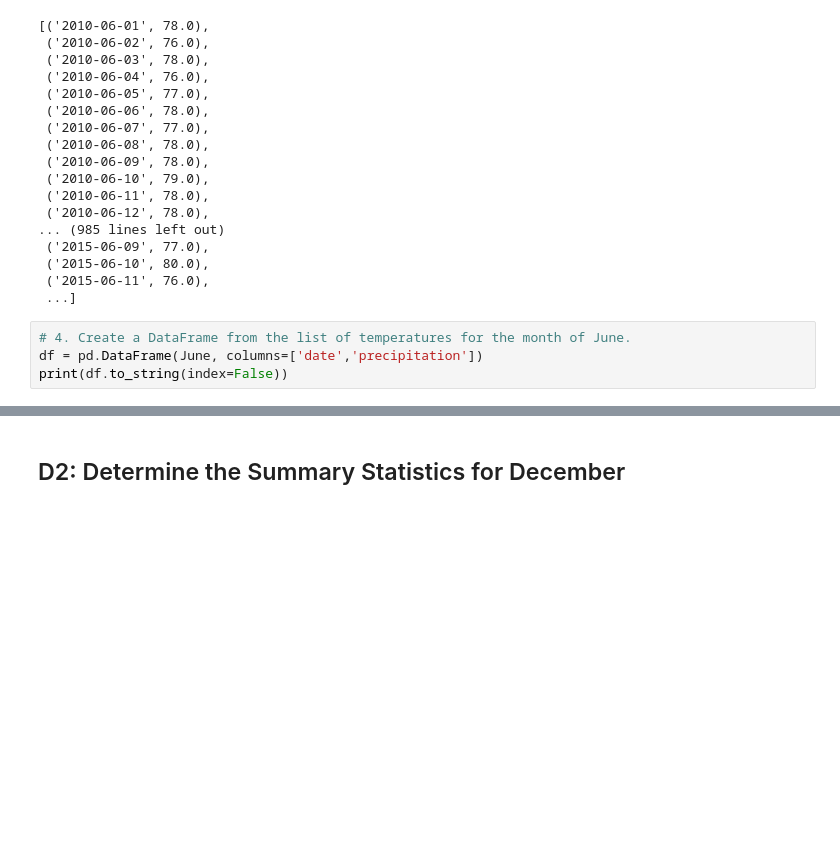
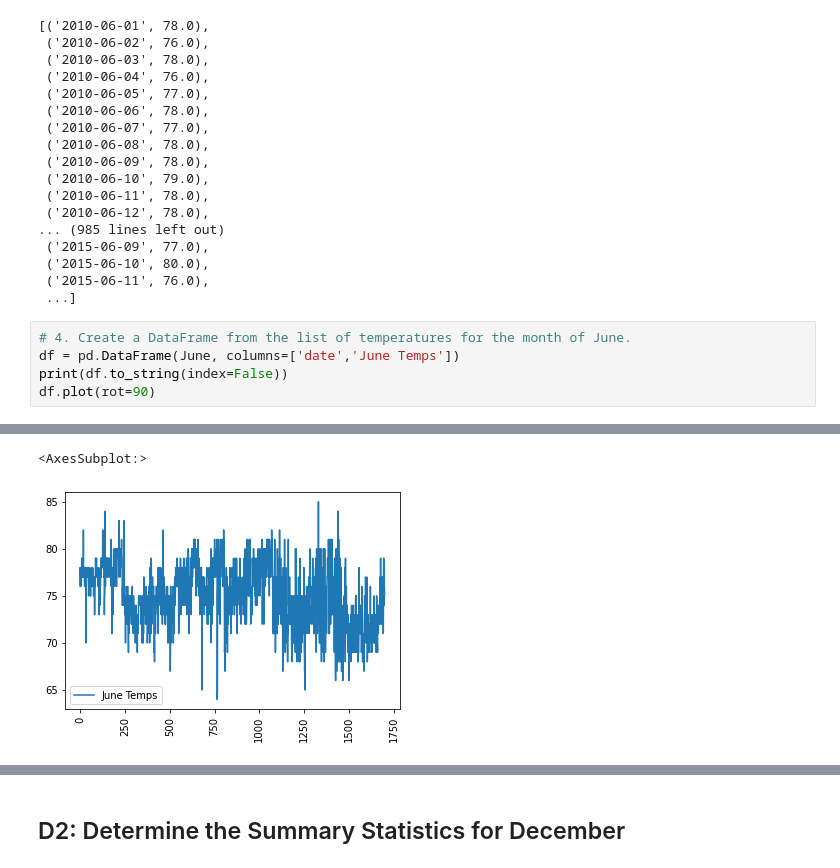
Before and after one commit to courtneysims/Surfs_up, a Jupyter notebook: SurfsUp_Challenge.ipynb, the cells around one changed output, grey strips where cells are left out. Cells and saved outputs as stored; diff of their text form; blank space fills up the shorter version.

```diff
--- a/SurfsUp_Challenge.ipynb
+++ b/SurfsUp_Challenge.ipynb
@@ -52,6 +52,7 @@ list(June)
  ...]
 # %%
 # 4. Create a DataFrame from the list of temperatures for the month of June.
-df = pd.DataFrame(June, columns=['date','precipitation'])
+df = pd.DataFrame(June, columns=['date','June Temps'])
 print(df.to_string(index=False))
+df.plot(rot=90)
 # %% [output]
@@ -75,3 +76,5 @@ print(df.to_string(index=False))
+<AxesSubplot:>
+[figure, added]
 # %%
 # 5. Calculate and print out the summary statistics for the June temperature DataFrame.
 df.describe()
```
Also changed, not shown: parts of 22 cells of this notebook, 7 other files.
